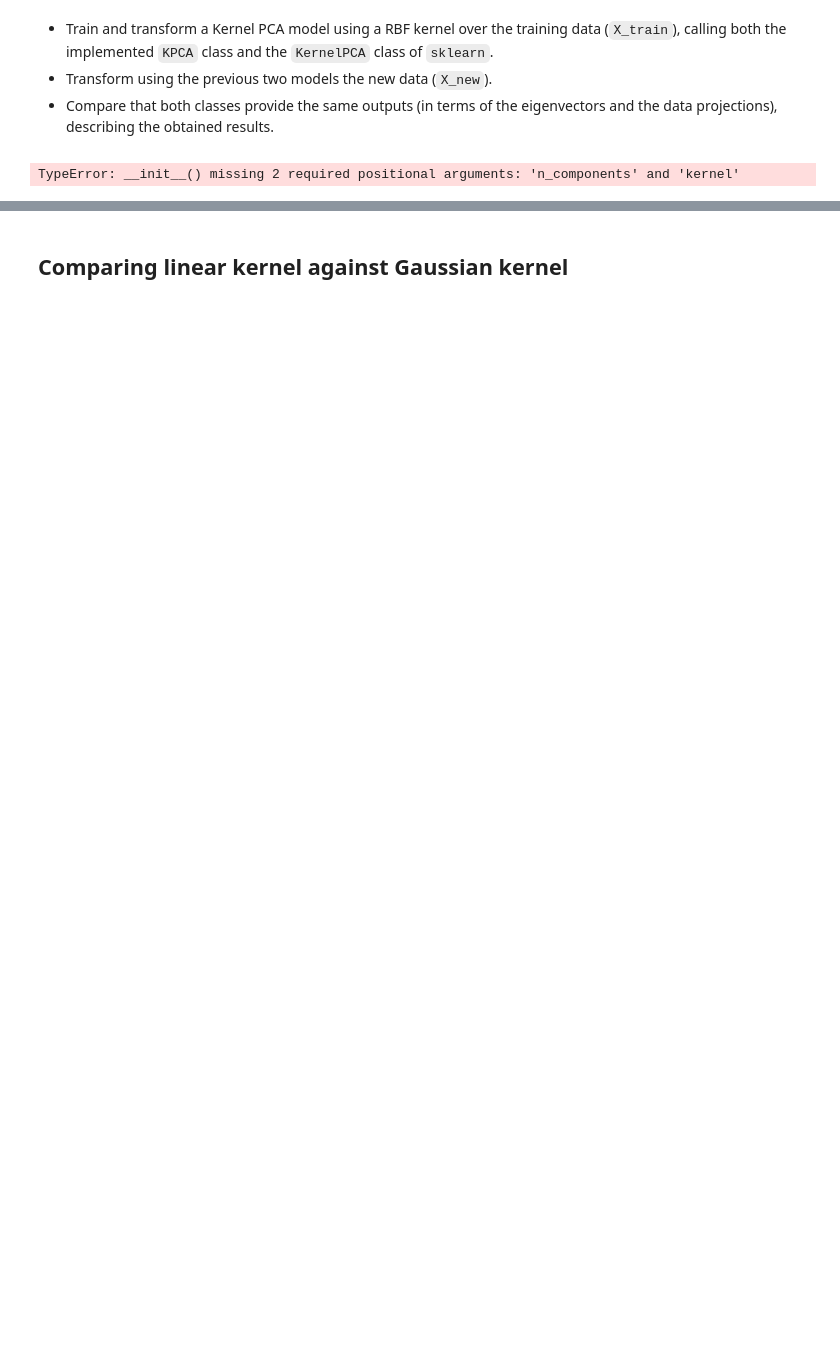
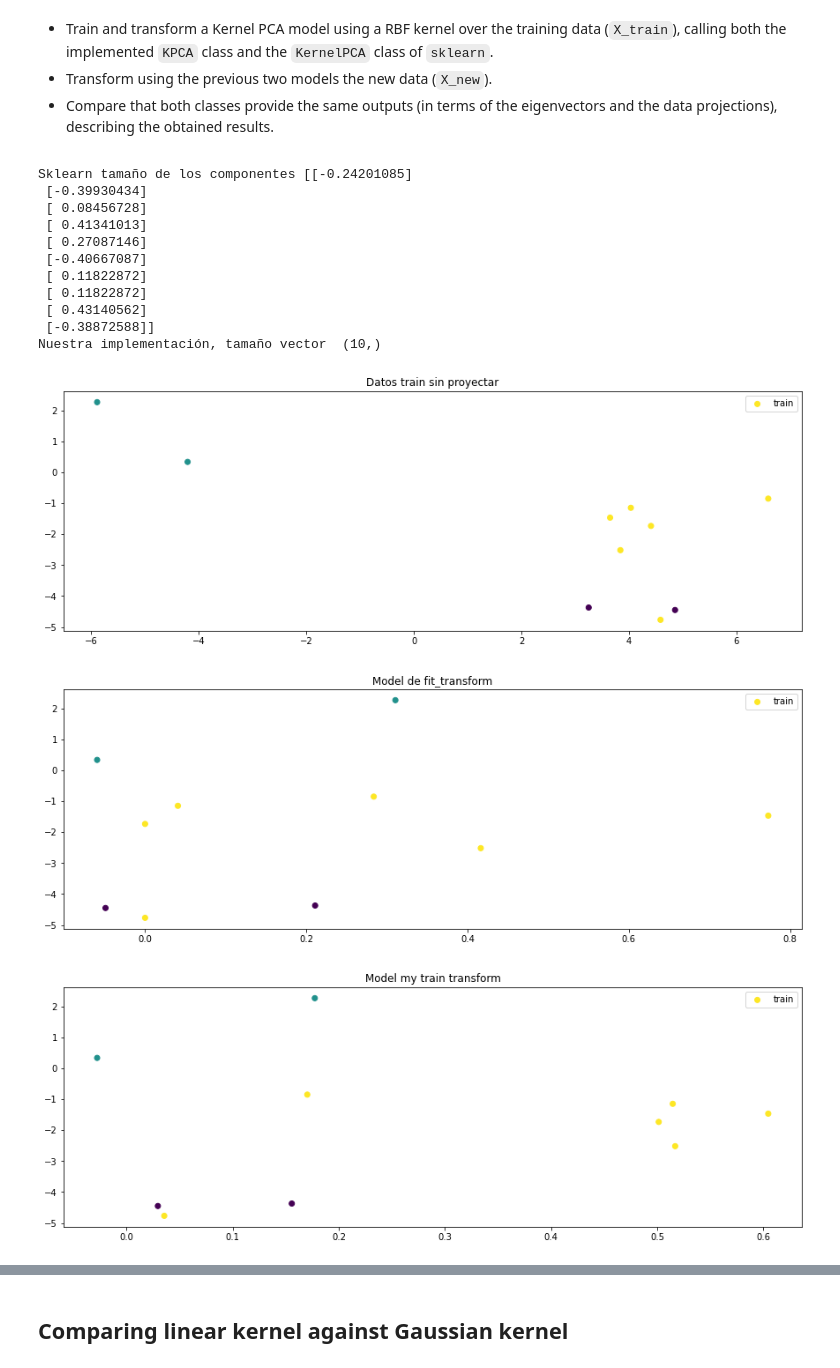
Before and after one commit to BlancaCC/MetodoAvanzadosAprendizajeAutomatico, a Jupyter notebook: DimensionReduction/MAAA-22_23-KPCA_Qst.ipynb, the cells around one changed output, grey strips where cells are left out. Saved outputs shown, nothing was run; the diff lists cells and outputs as text; code cells hidden in the pictures; blank space fills up the shorter version.

```diff
--- a/DimensionReduction/MAAA-22_23-KPCA_Qst.ipynb
+++ b/DimensionReduction/MAAA-22_23-KPCA_Qst.ipynb
@@ -257,23 +305,43 @@ plt.show()
 * Transform using the previous two models the new data (`X_new`).
 * Compare that both classes provide the same outputs (in terms of the eigenvectors and the data projections), describing the obtained results.
 </div>
-# %%
-from sklearn.decomposition import KernelPCA
-
-kernel = 'rbf'
-n_components=1
-
-# Model definition (complete).
-model_my = KPCA()
-model_sk = KernelPCA()
-
-# Training of the models (complete).
-# ...
-
-# Comparative of the eigenvectors (complete).
-# ...
-
-# Comparative of the projections (complete).
-# ...
-# %% [output]
-TypeError: __init__() missing 2 required positional arguments: 'n_components' and 'kernel'
+# %%
+from sklearn.decomposition import KernelPCA
+
+kernel = 'rbf'
+n_components=1
+
+# Model definition
+model_my = KPCA(n_components=n_components, kernel='rbf')
+model_sk = KernelPCA(kernel=kernel, n_components=n_components)
+
+# Training of the models
+model_my.fit(X_train)
+model_sk.fit(X_train)
+
+# Comparative of the eigenvectors (complete).
+
+print('Sklearn tamaño de los componentes',model_sk.eigenvectors_)
+print('Nuestra implementación, tamaño vector ',model_my.a_escalada[0].shape)
+
+# Comparative of the projections (complete).
+muestraSimple(X_train[:,0], X_train[:,1], y_train, 'Datos train sin proyectar')
+muestraSimple(model_my.fit_transform(X_train), X_train[:,1],y_train,'Model de fit_transform')
+for X_train,y_train in [(X_train,y_train), (X_new, y_new)]:
+    muestraSimple(model_my.transform(X_train), X_train[:,1],y_train,'Model my train transform')
+    muestraSimple(model_sk.transform(X_train), X_train[:,1],y_train,'Model de sklearn')
+# %% [output]
+Sklearn tamaño de los componentes [[-0.24201085]
+ [-0.39930434]
+ [ 0.08456728]
+ [ 0.41341013]
+ [ 0.27087146]
+ [-0.40667087]
+ [ 0.11822872]
+ [ 0.11822872]
+ [ 0.43140562]
+ [-0.38872588]]
+Nuestra implementación, tamaño vector  (10,)
+[figure, added]
+[figure, added]
+[figure, added]
```
Also changed, not shown: parts of 13 cells of this notebook.
